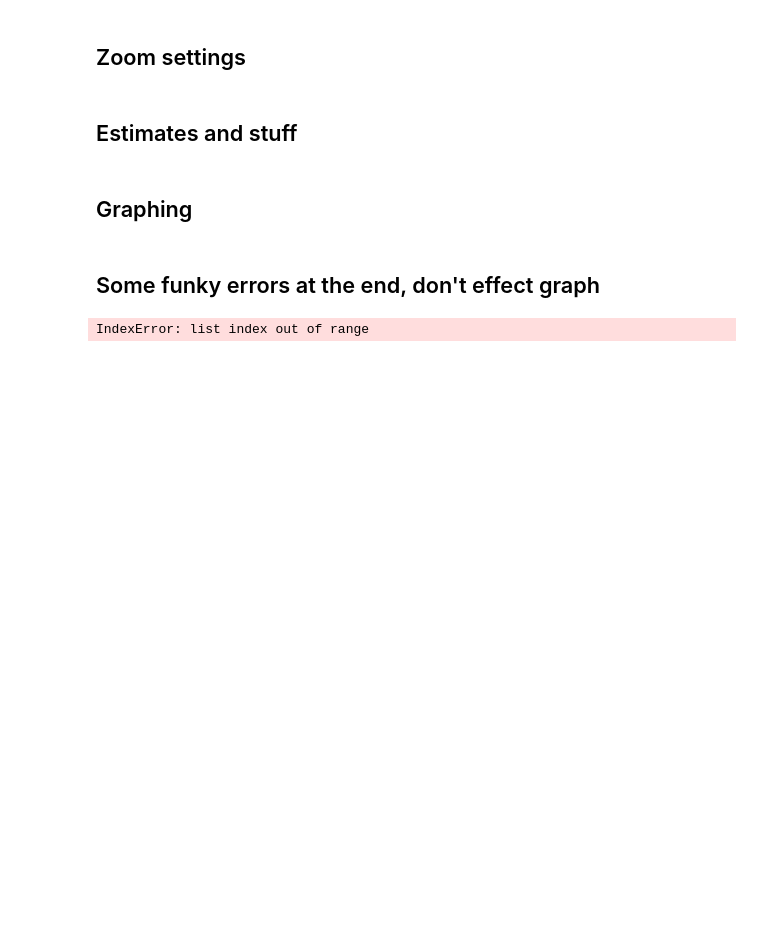
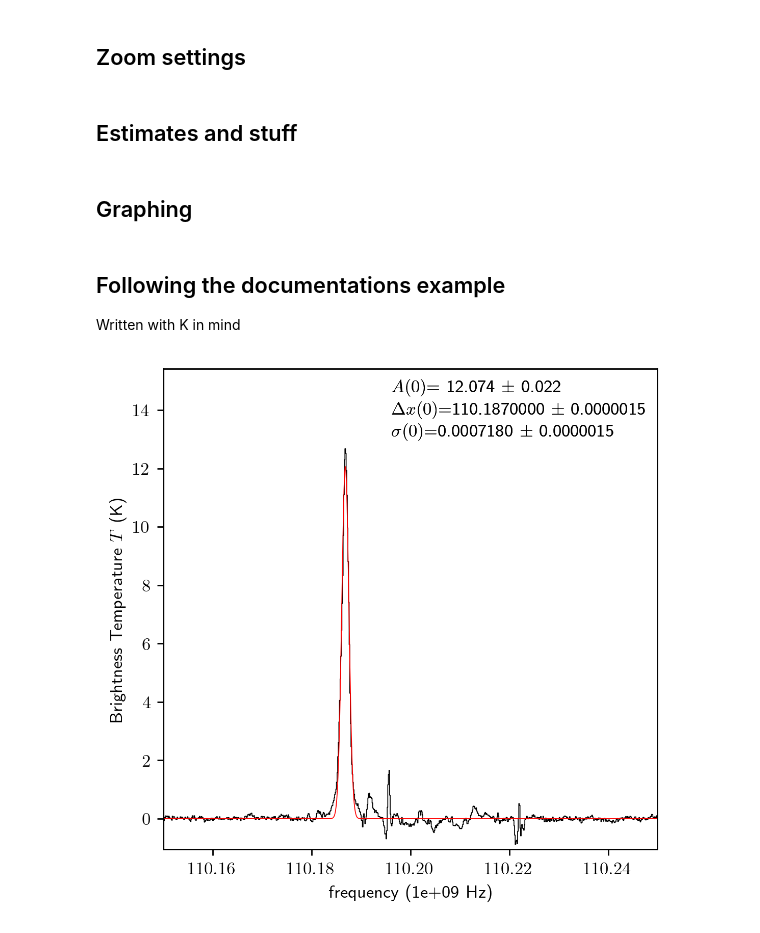
Before and after one commit to Parkerwise/Cloud-C, a Jupyter notebook: Task 5.ipynb, the cells around one changed output. Drawn from its saved outputs; the diff is of its cells as text; code cells hidden in the pictures; blank space fills up the shorter version.

```diff
--- a/Task 5.ipynb
+++ b/Task 5.ipynb
@@ -307,26 +308,25 @@ pylab.ylabel("Intensity (Jy/beam)",fontsize=20)
 pylab.tick_params(axis='both', which='major',labelsize=15)
 
 print(sp.specfit.parinfo)
-# %% [markdown]
-## Some funky errors at the end, don't effect graph
-# %%
-Amp_0 = sp.specfit.parinfo[0].value         # You can also access these values and assign them to variables
-Amp_err_0 = sp.specfit.parinfo[0].error
-dv_0 = sp.specfit.parinfo[2].value
-dv_err_0 = sp.specfit.parinfo[2].error
-flux_0 = Amp_0 * dv_0 * np.sqrt(2*np.pi)
-flux_err_0 = np.sqrt(((Amp_err_0**2+(np.mean(sp.error)/3.0)**2)**0.5/Amp_0)**2+(dv_err_0/dv_0)**2) * flux_0
-
-Amp_1 = sp.specfit.parinfo[3].value
-Amp_err_1 = sp.specfit.parinfo[3].error
-dv_1 = sp.specfit.parinfo[5].value
-dv_err_1 = sp.specfit.parinfo[5].error
-flux_1 = Amp_1 * dv_1 * np.sqrt(2*np.pi)
-flux_err_1 = np.sqrt(((Amp_err_1**2+(np.mean(sp.error)/3.0)**2)**0.5/Amp_1)**2+(dv_err_1/dv_1)**2) * flux_1
-
-print("")
-print("The peak intensities are %1.1f +/- %1.1f K and %1.1f +/- %1.1f K"%(Amp_0,Amp_err_0,Amp_1,Amp_err_1))
-print("")
-print("The integrated intensities are %1.1f +/- %1.1f K km/s and %1.1f +/- %1.1f K km/s"%(flux_0,flux_err_0,flux_1,flux_err_1))
-# %% [output]
-IndexError: list index out of range
+# %% [markdown]
+## Following the documentations example
+Written with K in mind
+# %%
+zoom = np.where((freq.value>110.15)*(freq.value<110.25))
+#zooms in on major intensity spike (assumed to be 12CO)
+zoom_13C160=spectrum[zoom]
+#zooms in on the spectrum we found in the last code block
+zoom_freq = freq[zoom]
+#zooms in on the frequency's in this zoomed in region
+error = np.zeros(np.size(zoom))
+wheremeas = np.where((zoom_freq.value>110.16)*(zoom_freq.value<110.18))
+meas = np.std(zoom_13C160[wheremeas])
+error = error + meas
+
+sp = psk.Spectrum(data=zoom_13C160,xarr=zoom_freq,error=error,unit='K')
+fig1 = pylab.figure(1,figsize=(5,5),dpi=250)
+sp.plotter(axis=pylab.subplot(1,1,1))
+sp.specfit(fittype='gaussian')
+sp.plotter.savefig('basic_plot_example_withfit.png')
+# %% [output]
+[figure, added]
```
Also changed, not shown: parts of 6 cells of this notebook, 1 other file.
